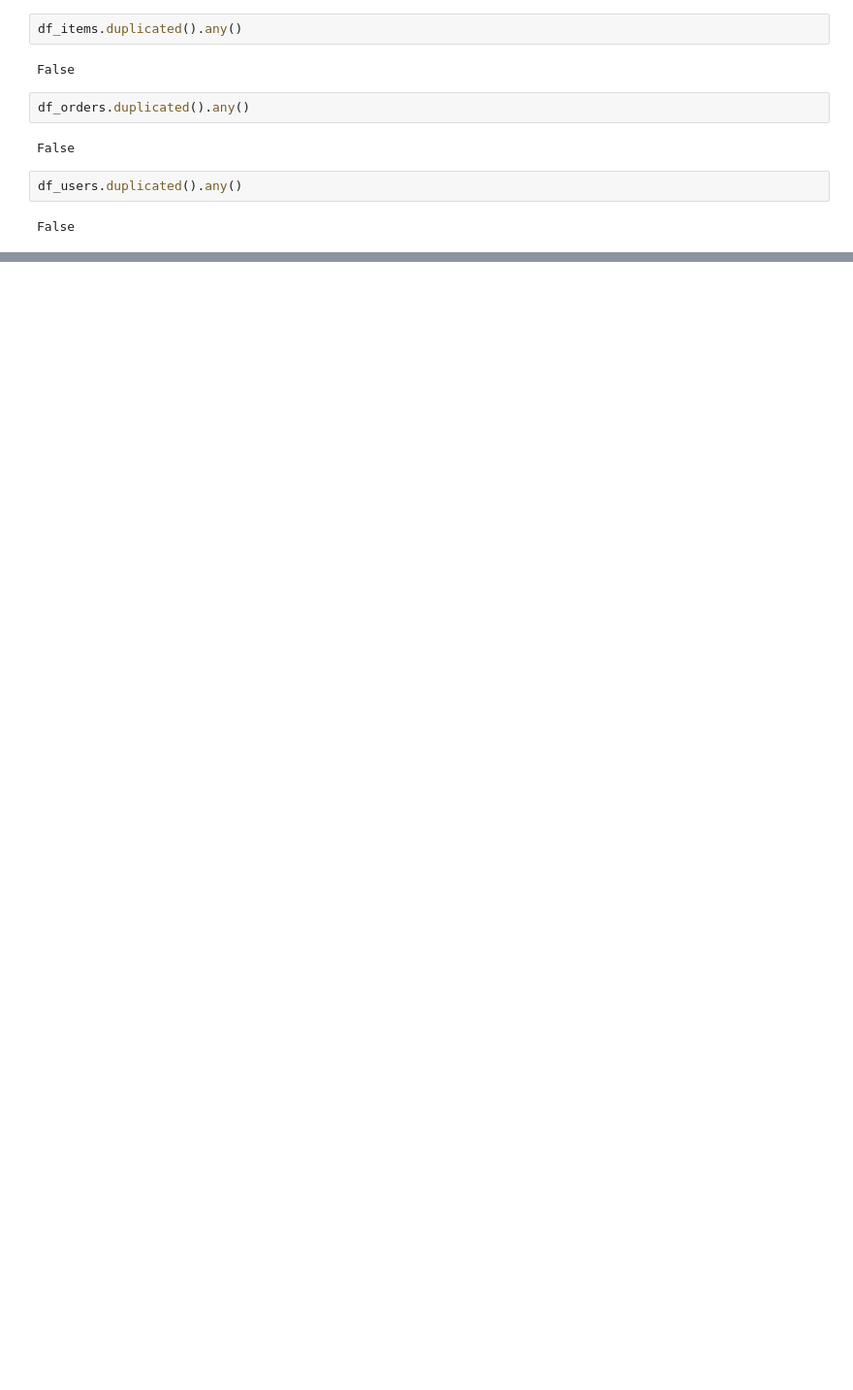
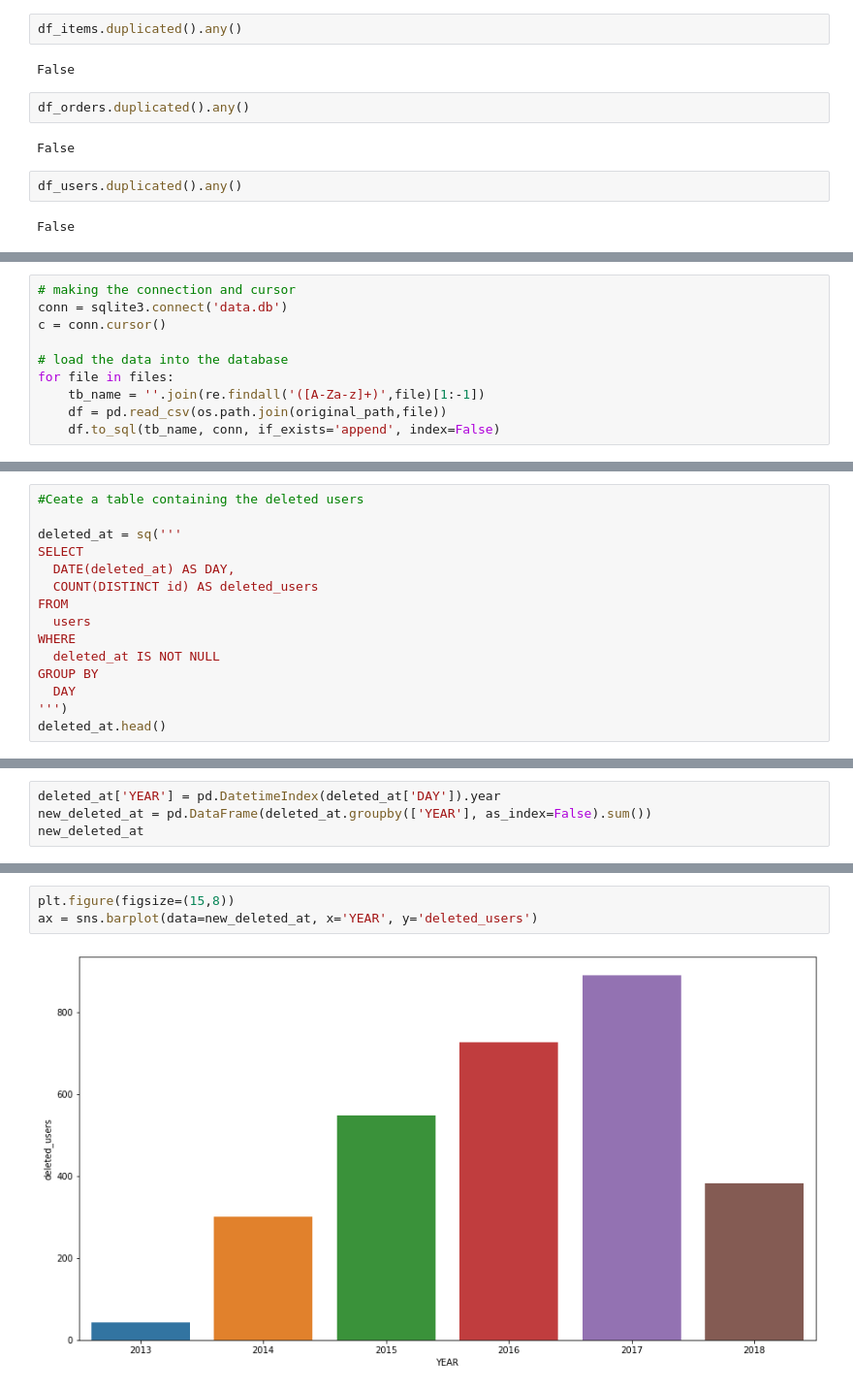
Before and after one commit to H8-Assignments-Bay/finpro-ftds-001-hck-ftds-001-hck-group-002, a Jupyter notebook: h8dsft_FPSG02.ipynb, the cells around one changed output, grey strips where cells are left out. Shown at 97% size. Cells and saved outputs as stored; diff of their text form; blank space fills up the shorter version.

```diff
--- a/h8dsft_FPSG02.ipynb
+++ b/h8dsft_FPSG02.ipynb
@@ -329,0 +367,10 @@ False
+# %%
+# making the connection and cursor
+conn = sqlite3.connect('data.db')
+c = conn.cursor()
+
+# load the data into the database
+for file in files:
+    tb_name = ''.join(re.findall('([A-Za-z]+)',file)[1:-1])
+    df = pd.read_csv(os.path.join(original_path,file))
+    df.to_sql(tb_name, conn, if_exists='append', index=False)
@@ -329,0 +486,15 @@ False
+# %%
+#Ceate a table containing the deleted users
+
+deleted_at = sq('''
+SELECT
+  DATE(deleted_at) AS DAY,
+  COUNT(DISTINCT id) AS deleted_users
+FROM
+  users
+WHERE
+  deleted_at IS NOT NULL
+GROUP BY
+  DAY
+''')
+deleted_at.head()
@@ -329,0 +508,4 @@ False
+# %%
+deleted_at['YEAR'] = pd.DatetimeIndex(deleted_at['DAY']).year
+new_deleted_at = pd.DataFrame(deleted_at.groupby(['YEAR'], as_index=False).sum())
+new_deleted_at
@@ -329,0 +534,5 @@ False
+# %%
+plt.figure(figsize=(15,8))
+ax = sns.barplot(data=new_deleted_at, x='YEAR', y='deleted_users')
+# %% [output]
+[figure, added]
```
Also changed, not shown: parts of 34 cells of this notebook, 1 other file.
